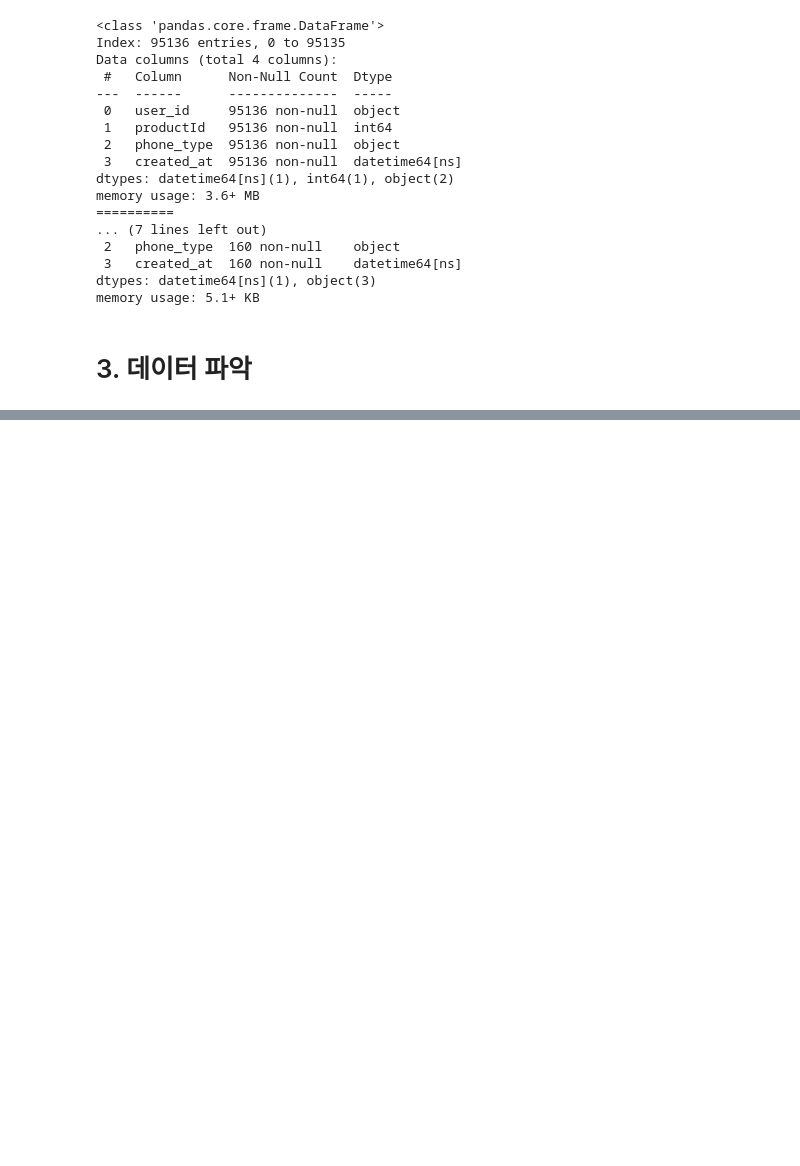
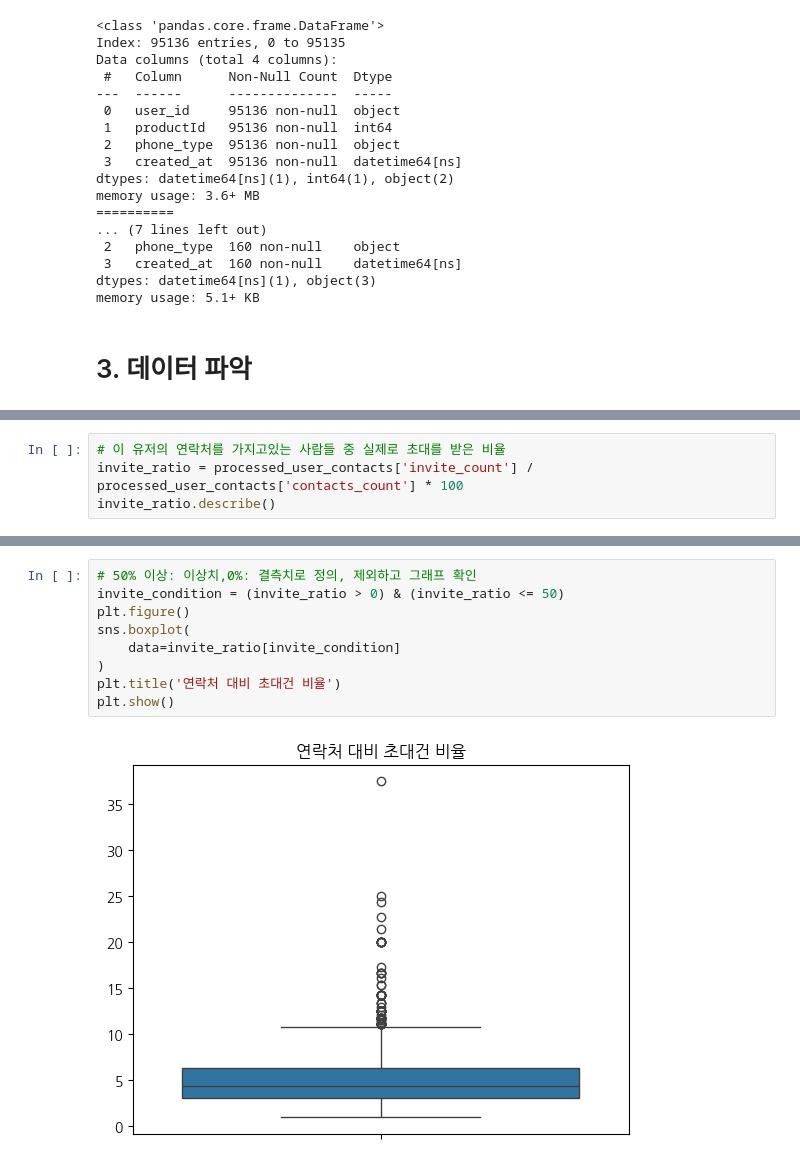
Before and after one commit to EtheriumArchive/Codeit_project, a Jupyter notebook: analysis_damyeon_v1.ipynb, the cells around one changed output, grey strips where cells are left out. Drawn from its saved outputs; the diff is of its cells as text; blank space fills up the shorter version.

Commit message:
Update: Funnel Conversion Rate by User_id.unique()

```diff
--- a/analysis_damyeon_v1.ipynb
+++ b/analysis_damyeon_v1.ipynb
@@ -278,0 +305,4 @@ processed_user['user_id'].nunique()
+# %%
+# 이 유저의 연락처를 가지고있는 사람들 중 실제로 초대를 받은 비율
+invite_ratio = processed_user_contacts['invite_count'] / processed_user_contacts['contacts_count'] * 100
+invite_ratio.describe()
@@ -278,0 +344,11 @@ processed_user['user_id'].nunique()
+# %%
+# 50% 이상: 이상치,0%: 결측치로 정의, 제외하고 그래프 확인
+invite_condition = (invite_ratio > 0) & (invite_ratio <= 50)
+plt.figure()
+sns.boxplot(
+    data=invite_ratio[invite_condition]
+)
+plt.title('연락처 대비 초대건 비율')
+plt.show()
+# %% [output]
+[figure, added]
```
Also changed, not shown: parts of 50 cells of this notebook.
